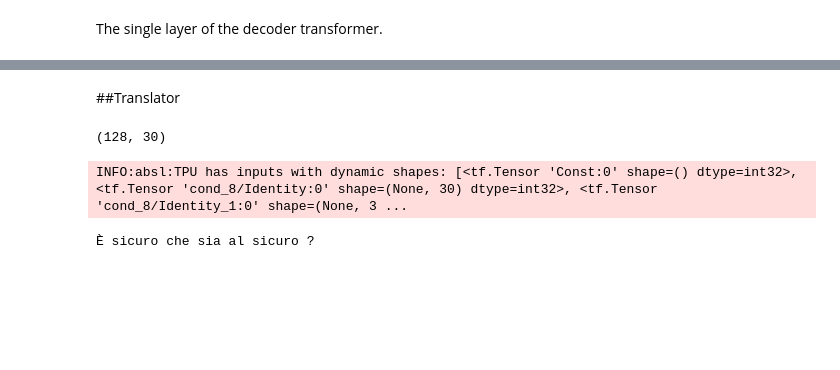
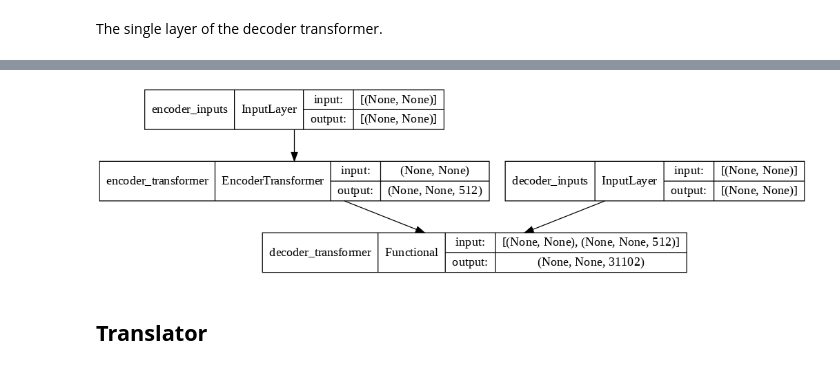
Before and after one commit to nikodallanoce/NeuralMachineTranslation, a Jupyter notebook: DallaNoce_Ristori_HLT.ipynb, the cells around one changed output, grey strips where cells are left out. Saved outputs shown, nothing was run; the diff lists cells and outputs as text; code cells hidden in the pictures; blank space fills up the shorter version.

```diff
--- a/DallaNoce_Ristori_HLT.ipynb
+++ b/DallaNoce_Ristori_HLT.ipynb
@@ -447,8 +490,8 @@ def create_model():
     return transformer
 # %%
 with strategy.scope():
-    opt = tf.keras.optimizers.Nadam(learning_rate = 0.0001)
-    transformer = create_model()
+    opt = tf.keras.optimizers.Adam(learning_rate = 0.0001)
+    transformer = create_model(512, 6, 2048, 8)
     transformer.summary()
     transformer.compile(opt, loss = "sparse_categorical_crossentropy", metrics=["accuracy"])
 # %% [output]
@@ -474,2 +516,0 @@ ________________________________________________________________________________
-# %%
-transformer.fit(tr_batches, epochs=5, validation_data = val_batches)
@@ -490,0 +522,6 @@ Epoch 5/5
+# %%
+with strategy.scope():
+    model_checkpoint_callback = tf.keras.callbacks.ModelCheckpoint(filepath='./translator_base.h5', save_weights_only = True, monitor='val_loss', mode='auto', save_best_only=True)
+# %%
+epochs = 20  # This should be at least 30 for convergence
+transformer.fit(tr_batches, epochs=epochs, validation_data = val_batches, callbacks=[model_checkpoint_callback])
@@ -498 +559,7 @@ Test accuracy: 0.8693563342094421
+# %%
+tf.keras.utils.plot_model(
+    transformer, to_file='model_base.png', show_shapes=True, dpi=90
+)
+# %% [output]
+[figure, added]
 # %%
@@ -500,2 +567,2 @@ transformer.save_weights('./translator.h5', overwrite=True)
 # %% [markdown]
-##Translator
+## **Translator**
@@ -523,10 +602,0 @@ def translate(input_sentence):
-# %%
-for encoder, decoder_target in tr_batches.take(1):
-  print(encoder["encoder_inputs"].shape)
-
-tokens, translated = translate("Are you sure it's safe?")
-print(translated)
-# %% [output]
-(128, 30)
-INFO:absl:TPU has inputs with dynamic shapes: [<tf.Tensor 'Const:0' shape=() dtype=int32>, <tf.Tensor 'cond_8/Identity:0' shape=(None, 30) dtype=int32>, <tf.Tensor 'cond_8/Identity_1:0' shape=(None, 3 ...
-È sicuro che sia al sicuro ?
```
Also changed, not shown: parts of 58 cells of this notebook.
